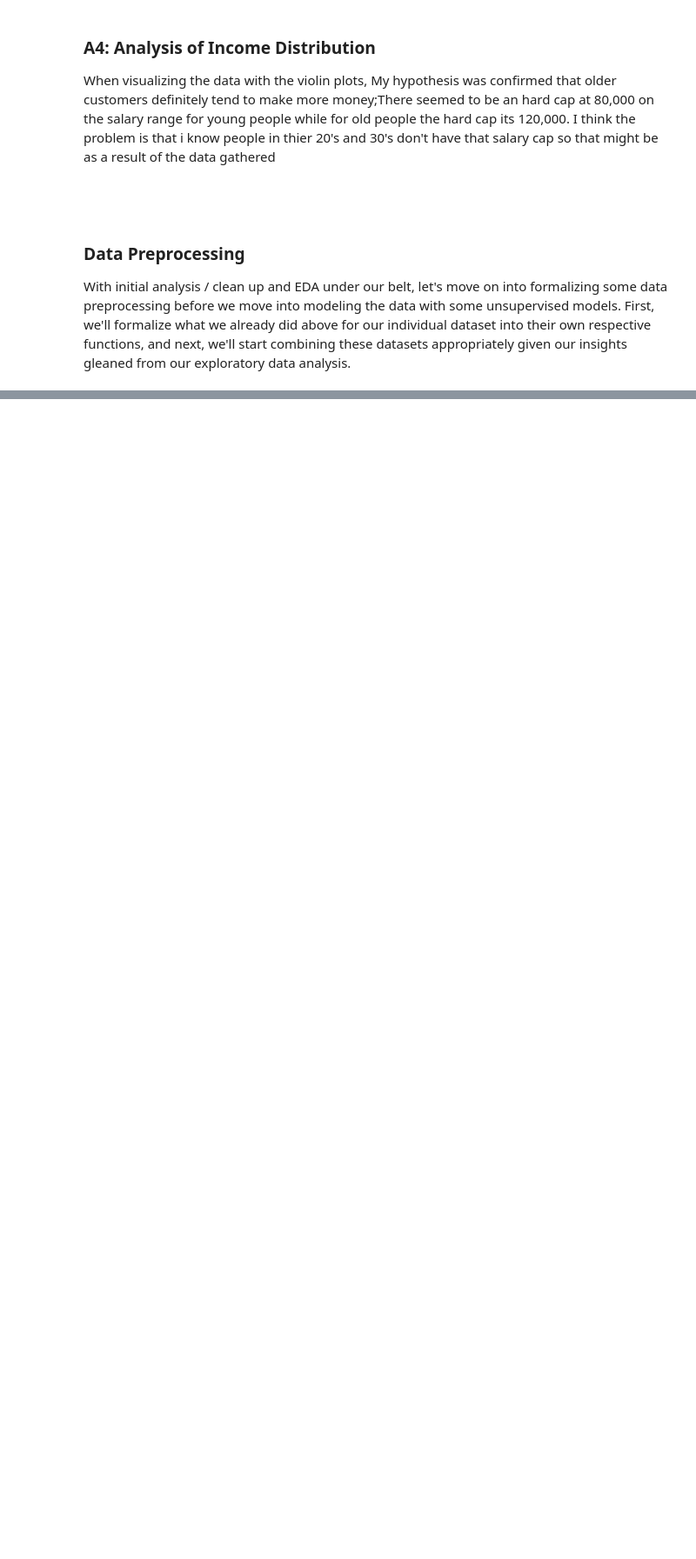
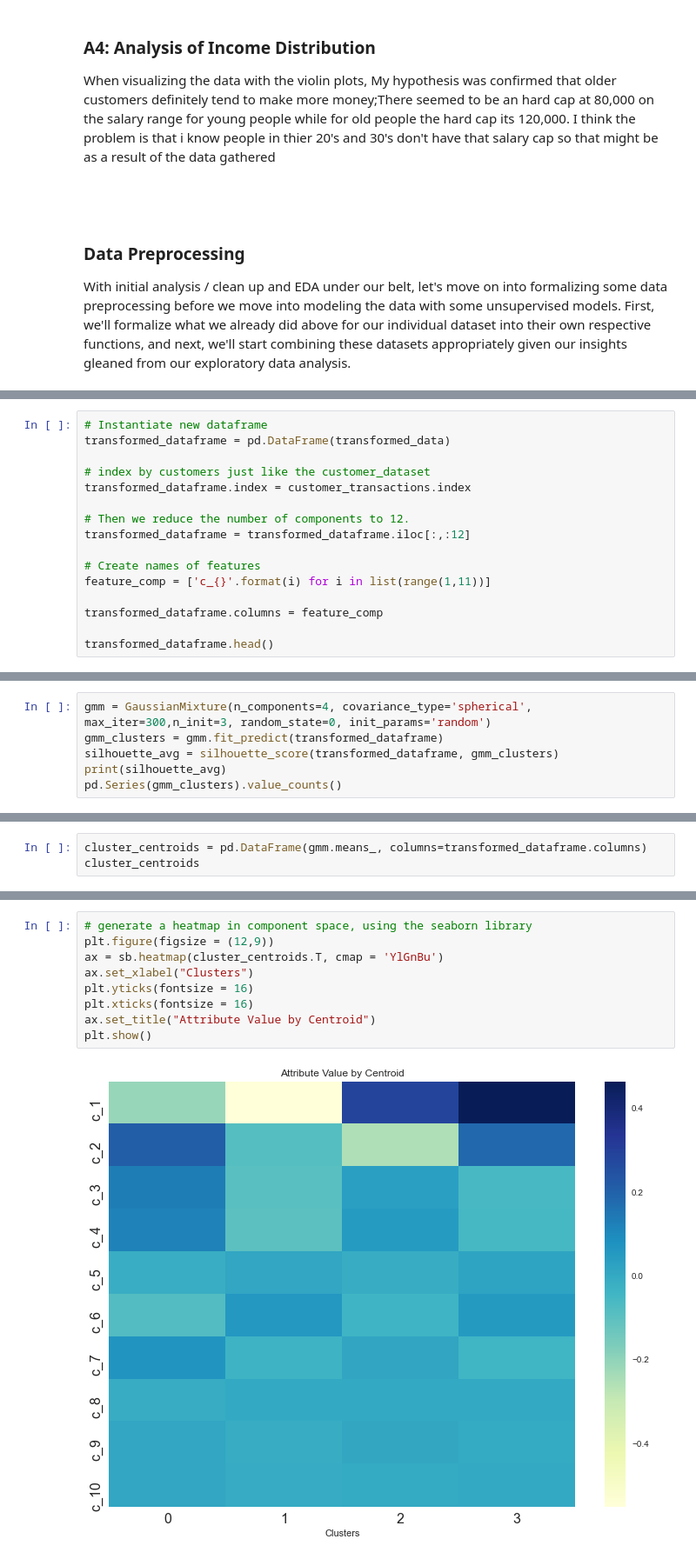
Before and after one commit to nifesimii/Starbucks_Customer_Segmentation, a Jupyter notebook: Starbucks_Capstone_notebook.ipynb, the cells around one changed output, grey strips where cells are left out. Shown at 87% size. Cells and saved outputs as stored; diff of their text form; blank space fills up the shorter version.

```diff
--- a/Starbucks_Capstone_notebook.ipynb
+++ b/Starbucks_Capstone_notebook.ipynb
@@ -835,0 +963,16 @@ portfolio['channels']
+# %%
+# Instantiate new dataframe
+transformed_dataframe = pd.DataFrame(transformed_data)
+
+# index by customers just like the customer_dataset
+transformed_dataframe.index = customer_transactions.index
+
+# Then we reduce the number of components to 12.
+transformed_dataframe = transformed_dataframe.iloc[:,:12]
+
+# Create names of features
+feature_comp = ['c_{}'.format(i) for i in list(range(1,11))]
+
+transformed_dataframe.columns = feature_comp
+
+transformed_dataframe.head()
@@ -835,0 +1024,6 @@ portfolio['channels']
+# %%
+gmm = GaussianMixture(n_components=4, covariance_type='spherical', max_iter=300,n_init=3, random_state=0, init_params='random')
+gmm_clusters = gmm.fit_predict(transformed_dataframe)
+silhouette_avg = silhouette_score(transformed_dataframe, gmm_clusters)
+print(silhouette_avg)
+pd.Series(gmm_clusters).value_counts()
@@ -835,0 +1091,3 @@ portfolio['channels']
+# %%
+cluster_centroids = pd.DataFrame(gmm.means_, columns=transformed_dataframe.columns)
+cluster_centroids
@@ -835,0 +1100,11 @@ portfolio['channels']
+# %%
+# generate a heatmap in component space, using the seaborn library
+plt.figure(figsize = (12,9))
+ax = sb.heatmap(cluster_centroids.T, cmap = 'YlGnBu')
+ax.set_xlabel("Clusters")
+plt.yticks(fontsize = 16)
+plt.xticks(fontsize = 16)
+ax.set_title("Attribute Value by Centroid")
+plt.show()
+# %% [output]
+[figure, added]
```
Also changed, not shown: parts of 116 cells of this notebook, 4 other files.
